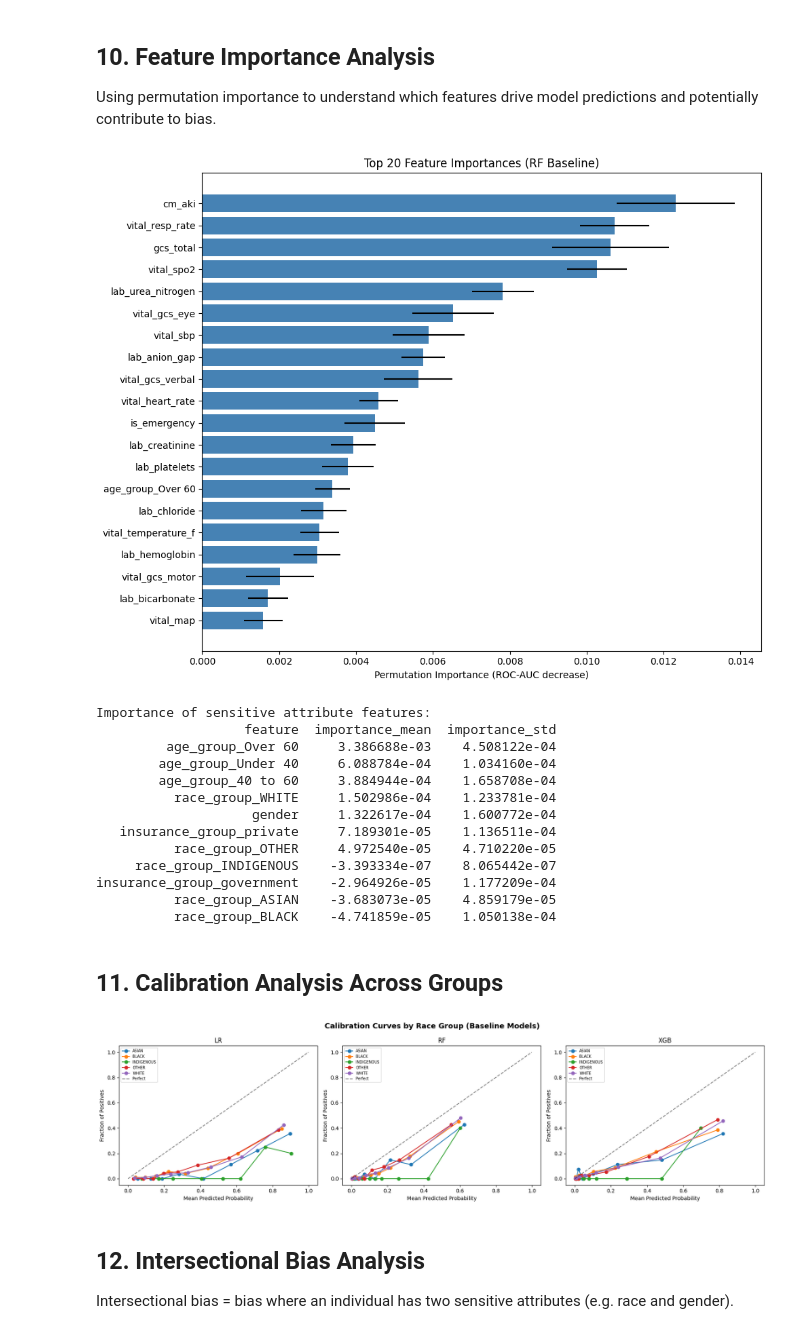
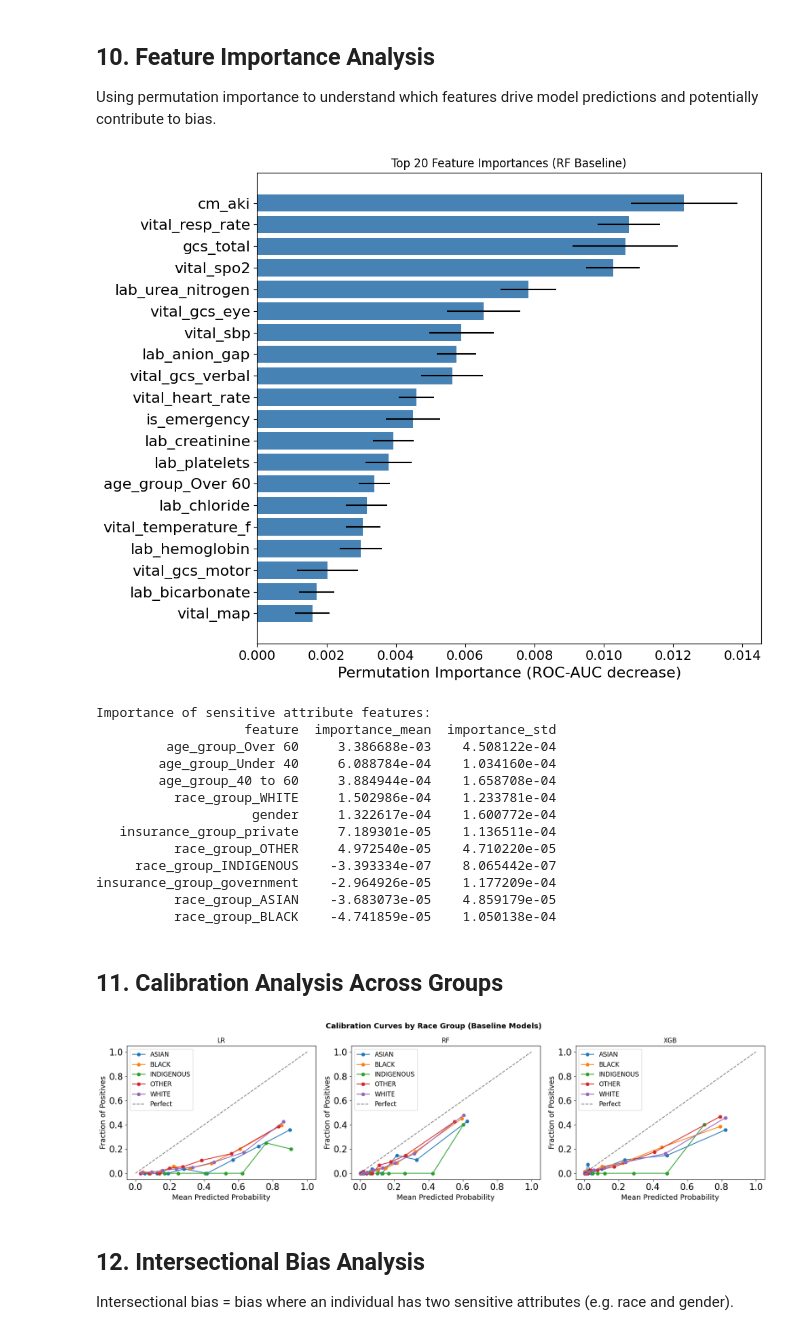
Before and after one commit to Pran-bho/Group-Research-Methods--Bias-and-Fairness, a Jupyter notebook: Fairness 2.ipynb, the cells around one changed output. Drawn from its saved outputs; the diff is of its cells as text; code cells hidden in the pictures.

```diff
--- a/Fairness 2.ipynb
+++ b/Fairness 2.ipynb
@@ -1121,35 +1128,36 @@ and potentially contribute to bias.
 # %%
 # Permutation importance for the RF baseline model
 perm_imp = permutation_importance(
     rf_base, X_test, y_test,
     n_repeats=10, random_state=SEED, scoring="roc_auc"
 )
 
 imp_df = pd.DataFrame({
     "feature": feature_cols,
     "importance_mean": perm_imp.importances_mean,
     "importance_std": perm_imp.importances_std
 }).sort_values("importance_mean", ascending=False)
 
 # Plot top 20 features
 fig, ax = plt.subplots(figsize=(10, 8))
 top20 = imp_df.head(20)
 ax.barh(range(len(top20)), top20["importance_mean"].values, xerr=top20["importance_std"].values, color="steelblue")
 ax.set_yticks(range(len(top20)))
-ax.set_yticklabels(top20["feature"].values)
+ax.set_yticklabels(top20["feature"].values, fontsize=16)
 ax.invert_yaxis()
-ax.set_xlabel("Permutation Importance (ROC-AUC decrease)")
+ax.set_xlabel("Permutation Importance (ROC-AUC decrease)", fontsize=16)
+ax.tick_params(axis='x', labelsize=14)
 ax.set_title("Top 20 Feature Importances (RF Baseline)")
 plt.tight_layout()
 plt.savefig("figures2/feature_importance.png", dpi=150, bbox_inches="tight")
 plt.show()
 
 # Highlight sensitive attribute features
 sens_features = [c for c in feature_cols if any(a in c for a in ["race_group", "gender", "insurance_group", "age_group"])]
 print("\nImportance of sensitive attribute features:")
 print(imp_df[imp_df["feature"].isin(sens_features)].to_string(index=False))
 # %% [output]
-[figure, old version]
+[figure, new version]
 Importance of sensitive attribute features:
                    feature  importance_mean  importance_std
          age_group_Over 60     3.386688e-03    4.508122e-04
@@ -1183,16 +1191,17 @@ for ax, (model_name, prob_col) in zip(axes, [("LR", "lr_prob"), ("RF", "rf_prob"
         except Exception:
             pass
     ax.plot([0, 1], [0, 1], "k--", alpha=0.5, label="Perfect")
-    ax.set_xlabel("Mean Predicted Probability")
-    ax.set_ylabel("Fraction of Positives")
+    ax.set_xlabel("Mean Predicted Probability", fontsize=14)
+    ax.set_ylabel("Fraction of Positives", fontsize=14)
+    ax.tick_params(axis='both', labelsize=17)
     ax.set_title(f"{model_name}")
-    ax.legend(fontsize=7)
+    ax.legend(fontsize=12)
 
 plt.tight_layout()
 plt.savefig("figures2/calibration_by_group.png", dpi=150, bbox_inches="tight")
 plt.show()
 # %% [output]
-[figure, old version]
+[figure, new version]
 # %% [markdown]
 ## 12. Intersectional Bias Analysis
 
```
Also changed, not shown: parts of 8 cells of this notebook, 10 other files.
